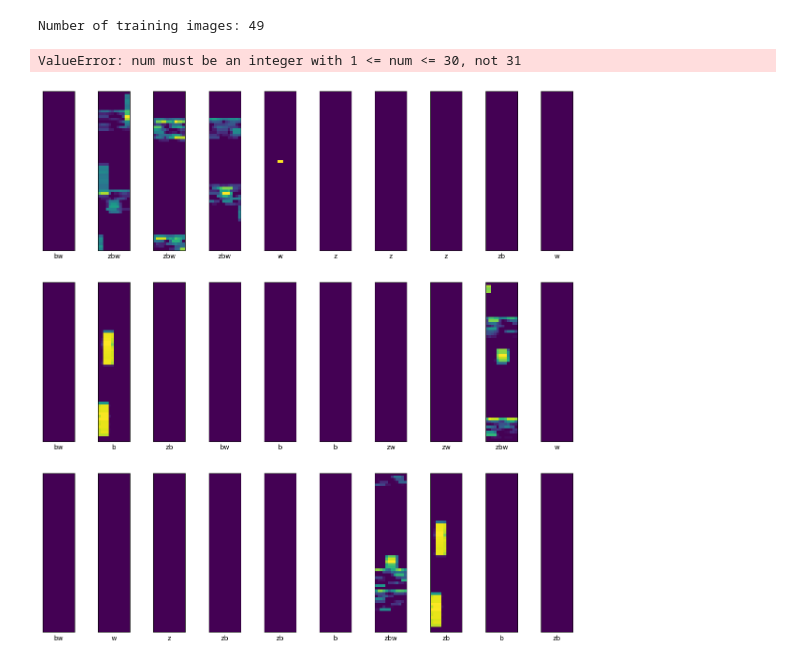
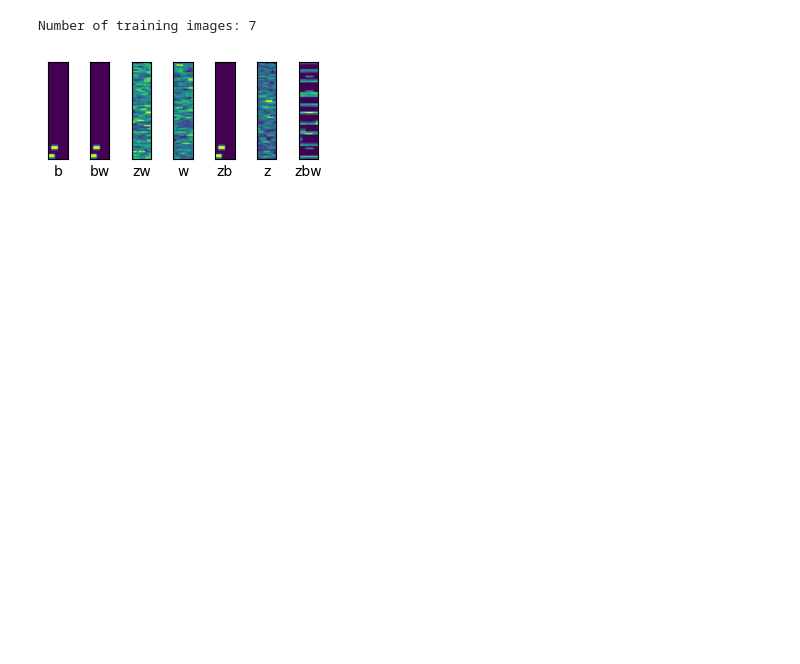
Before and after one commit to sds100/TinyMLSpectrumSensing, a Jupyter notebook: cnn.ipynb, the cells around one changed output. Cells and saved outputs as stored; diff of their text form; code cells hidden in the pictures; blank space fills up the shorter version.

```diff
--- a/cnn.ipynb
+++ b/cnn.ipynb
@@ -119,10 +119,9 @@ def split_spectrogram(spectrogram: Spectrogram, duration: int) -> List[Spectrogr
 
 # How long a spectrogram for one training image should be. This is the number of rows
 # in the spectrogram array.
-training_spec_duration = 2000
+training_spec_duration = 5000
 
-spectrogram_zbw = spectrograms["zbw"]
-
+spectrogram = spectrograms["zbw"]
 
 def take_frequencies(spec: Spectrogram, start: int, end: int) -> Spectrogram:
     # for spectrum painting to work best, the WiFi signal must
@@ -133,12 +132,12 @@ def take_frequencies(spec: Spectrogram, start: int, end: int) -> Spectrogram:
     return spec
 
 
-middle: int = len(spectrogram_zbw.values) // 2
+middle: int = len(spectrogram.values) // 2
 start_freq: int = middle - 30
 end_freq: int = middle + 30
 
-spectrogram_zbw = take_frequencies(spectrogram_zbw, start_freq, end_freq)
-zbw_spectrogram_slices = split_spectrogram(spectrogram_zbw, training_spec_duration)
+spectrogram = take_frequencies(spectrogram, start_freq, end_freq)
+spectrogram_slices = split_spectrogram(spectrogram, training_spec_duration)
 
-plot_spectrogram(zbw_spectrogram_slices[0])
+plot_spectrogram(spectrogram_slices[0])
 # %% [output]
@@ -268,45 +265,46 @@ np.random.seed(42)
 
 training_data: list[(str, npt.NDArray[int])] = []
 
-middle: int = len(spectrogram_zbw.values) // 2
+middle: int = len(spectrogram.values) // 2
 start_freq: int = middle - 30
 end_freq: int = middle + 30
-resolution = 60
+
+downsample_resolution = 60
 
 K = 3
 L = 16
 D = 4
 
 for (label, spec) in spectrograms.items():
     spec = take_frequencies(spec, start_freq, end_freq)
-    spectrogram_slices = split_spectrogram(spec, duration=1000)
 
-    downsampled_slices = [downsample(s.values, resolution) for s in spectrogram_slices]
+    slices = split_spectrogram(spec, duration=5000)
+
+    downsampled_slices = [downsample(s.values, downsample_resolution) for s in slices]
     augmented_slices = [augment(s, K, L, D) for s in downsampled_slices]
 
     painted_slices = [paint_spectrogram(original, augmented) for (original, augmented) in
                       list(zip(downsampled_slices, augmented_slices))]
 
-    digitized_slices = [digitize_spectrogram(s, 256) for s in painted_slices]
+    digitized_slices = [digitize_spectrogram(s, 256) for s in augmented_slices]
 
     for s in digitized_slices:
         training_data.append((label, s))
 
 np.random.shuffle(training_data)
 
 print(f"Number of training images: {len(training_data)}")
 
 plt.figure(figsize=(15,15))
 for i in range(len(training_data)):
     (label, image) = training_data[i]
-    plt.subplot(3,10,i+1)
+    plt.subplot(10,28,i+1)
     plt.xticks([])
     plt.yticks([])
     plt.grid(False)
     plt.imshow(image)
     plt.xlabel(label)
 plt.show()
 # %% [output]
-Number of training images: 49
+Number of training images: 7
-ValueError: num must be an integer with 1 <= num <= 30, not 31
-[figure, old version]
+[figure, new version]
```
Also changed, not shown: parts of 5 cells of this notebook, 4 other files.
